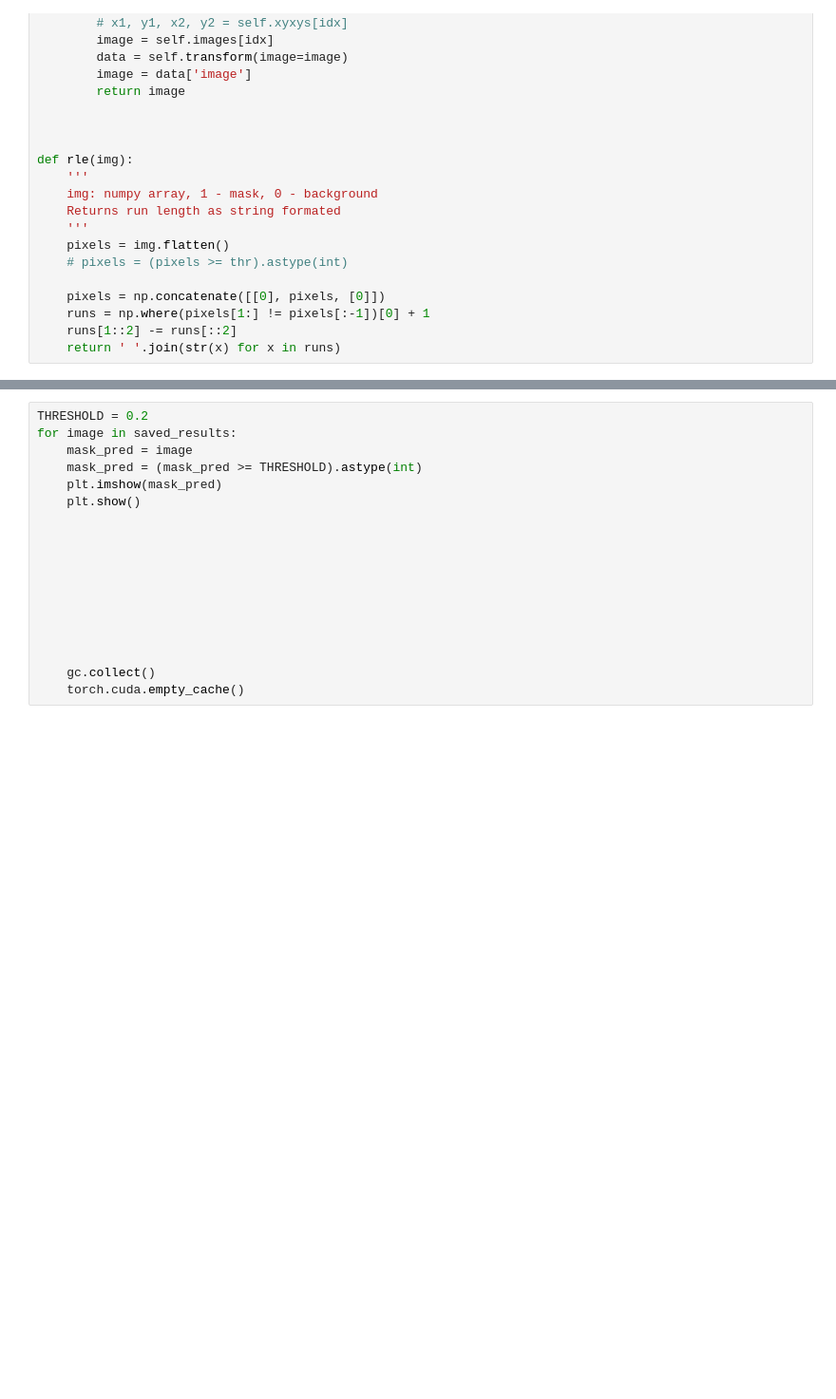
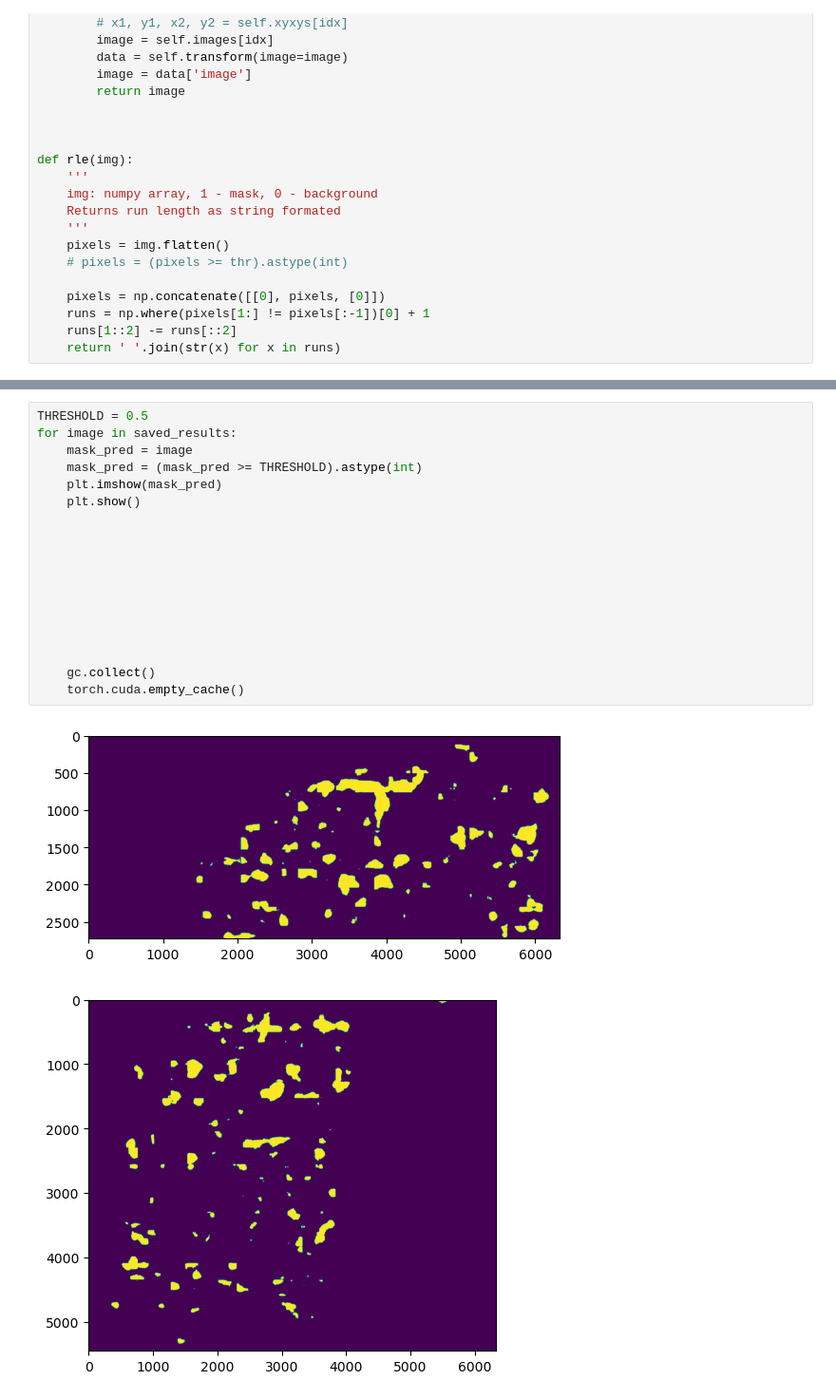
Before and after one commit to gmarus777/VESUVIUS_Challenge, a Jupyter notebook: jupyter notebooks/GCP CFG PREDICITONS PVT.ipynb, the cells around one changed output, grey strips where cells are left out. Shown at 95% size. Drawn from its saved outputs; the diff is of its cells as text; blank space fills up the shorter version.

```diff
--- a/jupyter notebooks/GCP CFG PREDICITONS PVT.ipynb
+++ b/jupyter notebooks/GCP CFG PREDICITONS PVT.ipynb
@@ -432,18 +433,21 @@ mask_count_min: 1.0
 # %%
-THRESHOLD = 0.2
+THRESHOLD = 0.5
 for image in saved_results:
     mask_pred = image
     mask_pred = (mask_pred >= THRESHOLD).astype(int)
     plt.imshow(mask_pred)
     plt.show()
 
 
 
 
 
 
 
 
 
     gc.collect()
     torch.cuda.empty_cache()
+# %% [output]
+[figure, added]
+[figure, added]
```
Also changed, not shown: parts of 6 cells of this notebook, 2 other files.
